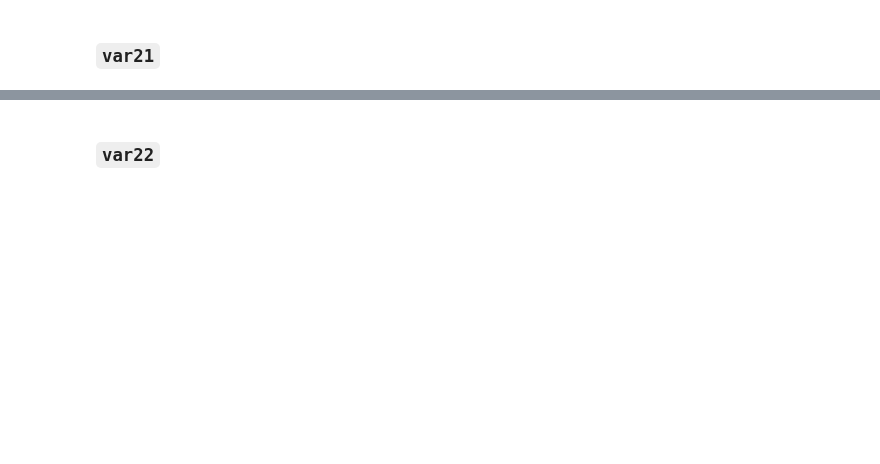
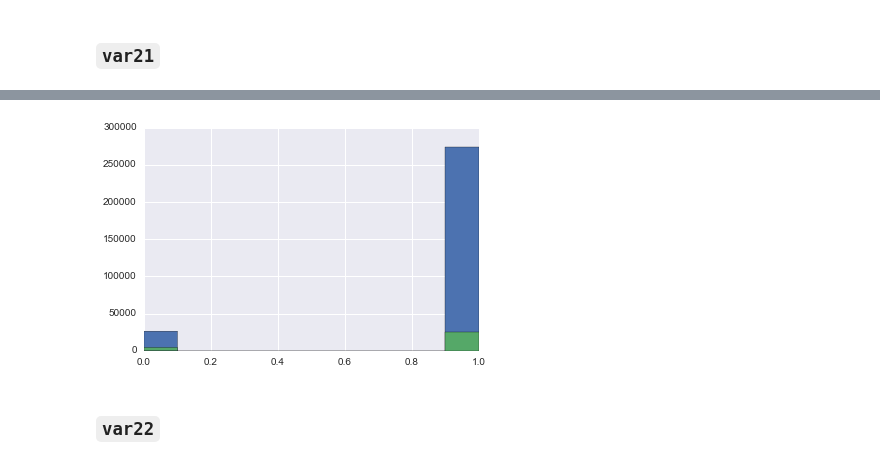
Before and after one commit to demidovakatya/competitions, a Jupyter notebook: exploratory_data_analysis.ipynb, the cells around one changed output, grey strips where cells are left out. Drawn from its saved outputs; the diff is of its cells as text; code cells hidden in the pictures; blank space fills up the shorter version.

```diff
--- a/exploratory_data_analysis.ipynb
+++ b/exploratory_data_analysis.ipynb
@@ -908,3 +946,8 @@ print(df.var21.value_counts())
+# %%
+X.var21.hist();
+X_test.var21.hist();
+# %% [output]
+[figure, added]
 # %% [markdown]
 ### `var22`
 # %%
```
Also changed, not shown: parts of 10 cells of this notebook.
